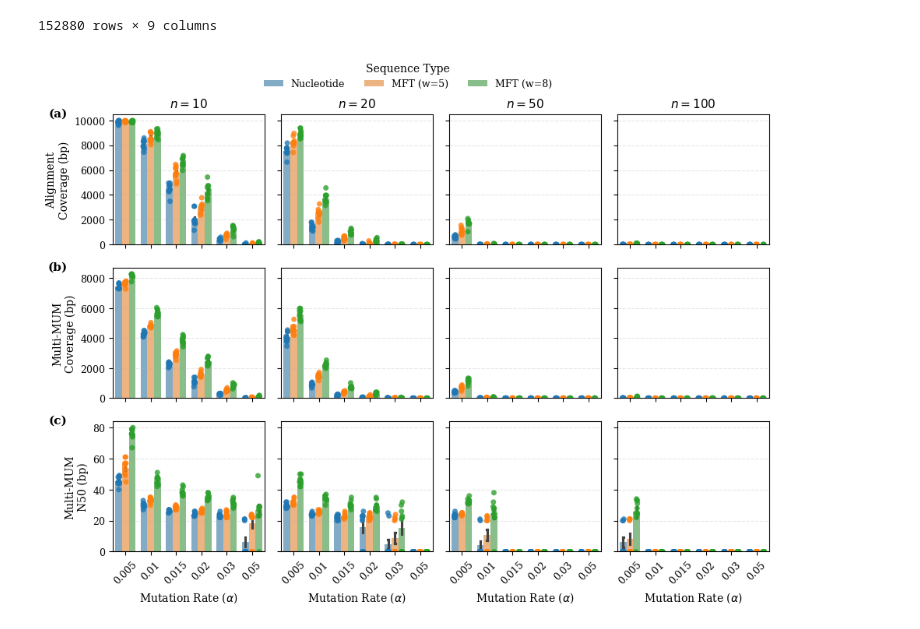
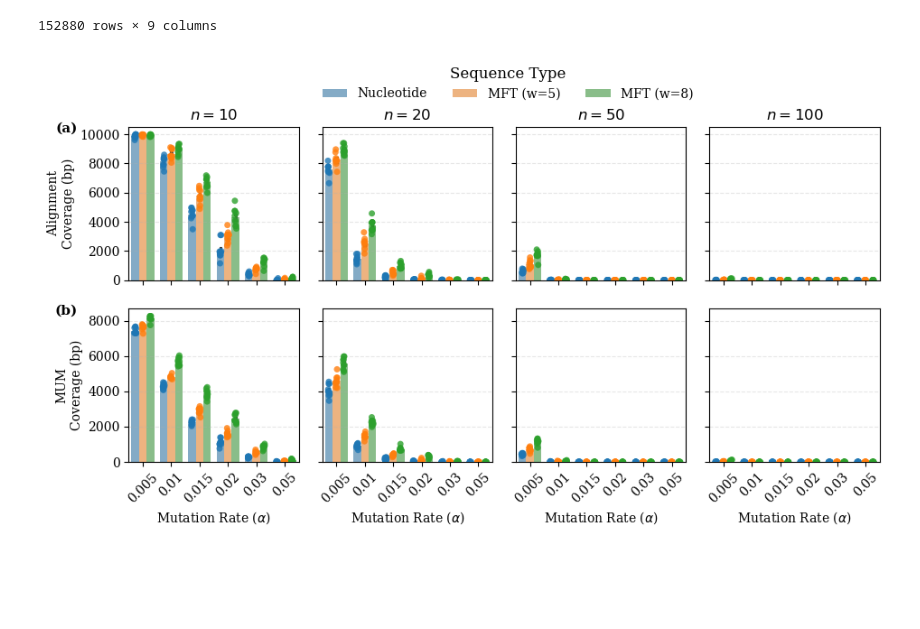
Before and after one commit to treangenlab/mft-analyses, a Jupyter notebook: Figure5/simulated_data_figs_realistic.ipynb, the cells around one changed output. Drawn from its saved outputs; the diff is of its cells as text; code cells hidden in the pictures; blank space fills up the shorter version.

Commit message:
Update figure5

```diff
--- a/Figure5/simulated_data_figs_realistic.ipynb
+++ b/Figure5/simulated_data_figs_realistic.ipynb
@@ -194,12 +194,12 @@ from matplotlib.ticker import FixedLocator, FixedFormatter
 plt.rcParams.update({
     "font.family": "serif",
     "font.serif": ["Times New Roman", "DejaVu Serif", "Times"],
-    "font.size": 10,
-    "axes.titlesize": 11,
+    "font.size": 12,
+    "axes.titlesize": 12,
     "axes.labelsize": 10,
-    "legend.fontsize": 9,
-    "xtick.labelsize": 9,
-    "ytick.labelsize": 9,
+    "legend.fontsize": 10,
+    "xtick.labelsize": 10,
+    "ytick.labelsize": 10,
 })
 
 hue_order = ['Nucleotide', 'MFT (w=5)', 'MFT (w=8)', 'MFT (w=11)']
@@ -229,10 +229,10 @@ metrics = [
     ('Coverage',         'Multi-MUM\nCoverage (bp)',     None),
     ('N50',              'Multi-MUM\nN50 (bp)',              None),
 ]
-# metrics = [
-#     ('Chained_Coverage', f'Alignment\nCoverage (bp)', None),
-#     ('Coverage',         'MUM\nCoverage (bp)',     None),
-# ]
+metrics = [
+    ('Chained_Coverage', f'Alignment\nCoverage (bp)', None),
+    ('Coverage',         'MUM\nCoverage (bp)',     None),
+]
 
 n_cols = len(n_show)
 fig, axes = plt.subplots(len(metrics), n_cols, figsize=(n_cols * 2.4, len(metrics)*2+1), sharey='row', sharex=True)
@@ -254,33 +254,33 @@ for col_idx, n_val in enumerate(n_show):
             data=df_sub, x='Alpha', y=metric,
             hue='Dataset', hue_order=hue_order,
             ax=ax, palette=palette, legend=False, alpha=0.8, dodge=True,
         )
 
         if row_idx == 0:
             ax.set_title(f'$n={n_val}$', fontweight='bold')
 
         ax.set_xlabel(r'Mutation Rate ($\alpha$)' if row_idx == len(metrics) - 1 else '')
         ax.set_ylabel(ylabel if col_idx == 0 else '')
         ax.tick_params(axis='x', rotation=45)
         ax.grid(axis='y', linestyle='--', alpha=0.3)
         if yscale:
             ax.set_yscale(yscale)
         if ax.get_legend():
             ax.get_legend().remove()
 
 for row_idx in range(len(metrics)):
     label = chr(ord('a') + row_idx)
-    axes[row_idx, 0].text(-0.30, 1.05, f'({label})', transform=axes[row_idx, 0].transAxes,
+    axes[row_idx, 0].text(-0.30, 1.03, f'({label})', transform=axes[row_idx, 0].transAxes,
                           fontsize=11, fontweight='bold', va='top', ha='right')
 
 handles, labels = axes[0, 0].get_legend_handles_labels()
-fig.legend(handles, labels, loc='upper center', bbox_to_anchor=(0.5, 1.03),
+fig.legend(handles, labels, loc='upper center', bbox_to_anchor=(0.55, 1.08),
            ncol=4, frameon=False, title="Sequence Type")
 
 plt.tight_layout()
 plt.subplots_adjust(top=0.92)
 plt.savefig('simulated_data.png', dpi=300, bbox_inches='tight')
 plt.savefig('simulated_data.pdf', dpi=300, bbox_inches='tight')
 plt.show()
 # %% [output]
-[figure, old version]
+[figure, new version]
```
Also changed, not shown: 2 other files.
